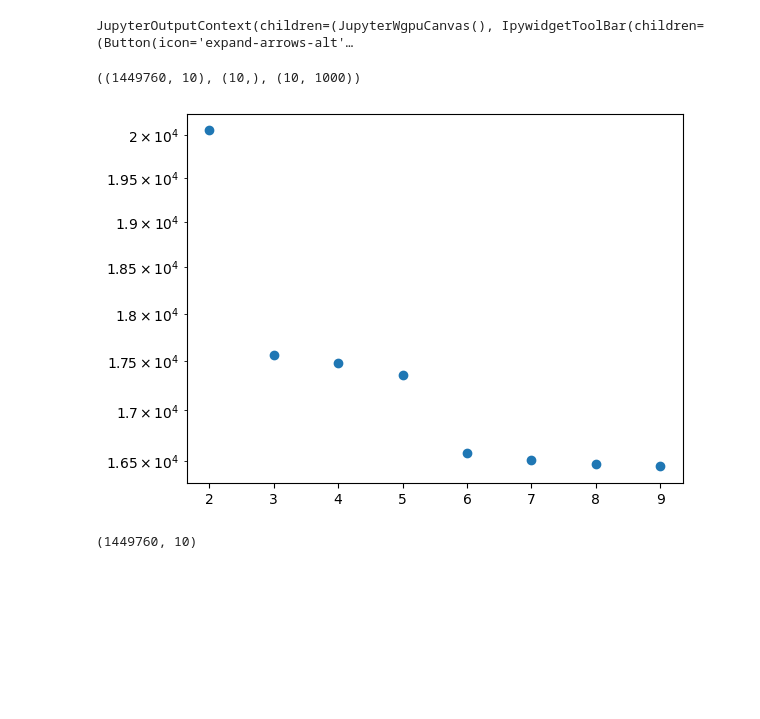
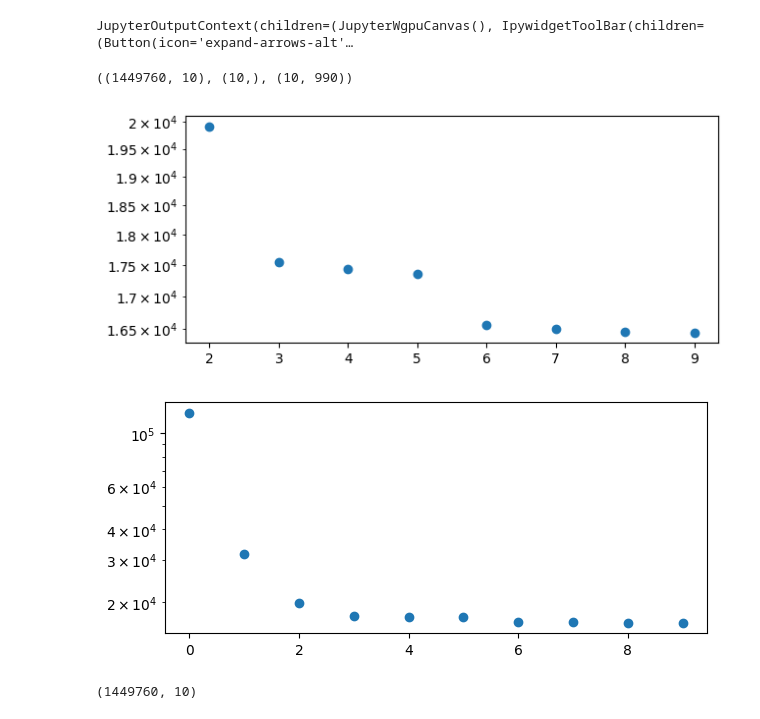
Before and after one commit to kushalkolar/td-svd-sandbox, a Jupyter notebook: voltage.ipynb, the cells around one changed output. Drawn from its saved outputs; the diff is of its cells as text; code cells hidden in the pictures; blank space fills up the shorter version.

```diff
--- a/voltage.ipynb
+++ b/voltage.ipynb
@@ -59,6 +59,6 @@ n_steps = 10
 # %%
 n_timepoints = snippet.shape[0]
 # %%
-A = np.zeros((n_pixels * n_steps, n_timepoints))
+A = np.zeros((n_pixels * n_steps, n_timepoints - n_steps))
 A.shape
 # %% [output]
@@ -80,7 +80,7 @@ from tqdm import tqdm
 for pixel_ix, (x, y) in tqdm(enumerate(product(range(xdim), range(ydim))), total=n_pixels):
     for step in range(n_steps):
         # A[(n_steps * pixel_ix) + step] = (n_steps * pixel_ix) + step
-        A[(n_steps * pixel_ix) + step] = np.roll(snippet[:, x, y], shift=delay * step)
+        A[(n_steps * pixel_ix) + step] = np.roll(snippet[:, x, y], shift=delay * step)[:-n_steps]
 # %% [raw]
 # sanity check to make sure that pixel_ix and step are increasing correctly
 np.unique(np.diff(A[:, 0]))
@@ -104,12 +104,19 @@ v = v[::-1, :]
 # %%
 u.shape, s.shape, v.shape
 # %% [output]
-((1449760, 10), (10,), (10, 1000))
+((1449760, 10), (10,), (10, 990))
 # %%
+fig = plt.figure(figsize=(7, 3))
 plt.scatter(x=np.arange(s.size)[2:], y=s[2:])
 plt.yscale("log")
 # %% [output]
-[figure, old version]
+[figure, new version]
+# %%
+fig = plt.figure(figsize=(7, 3))
+plt.scatter(x=np.arange(s.size), y=s)
+plt.yscale("log")
+# %% [output]
+[figure, added]
 # %%
 u.shape
 # %% [output]
```
Also changed, not shown: parts of 5 cells of this notebook.
